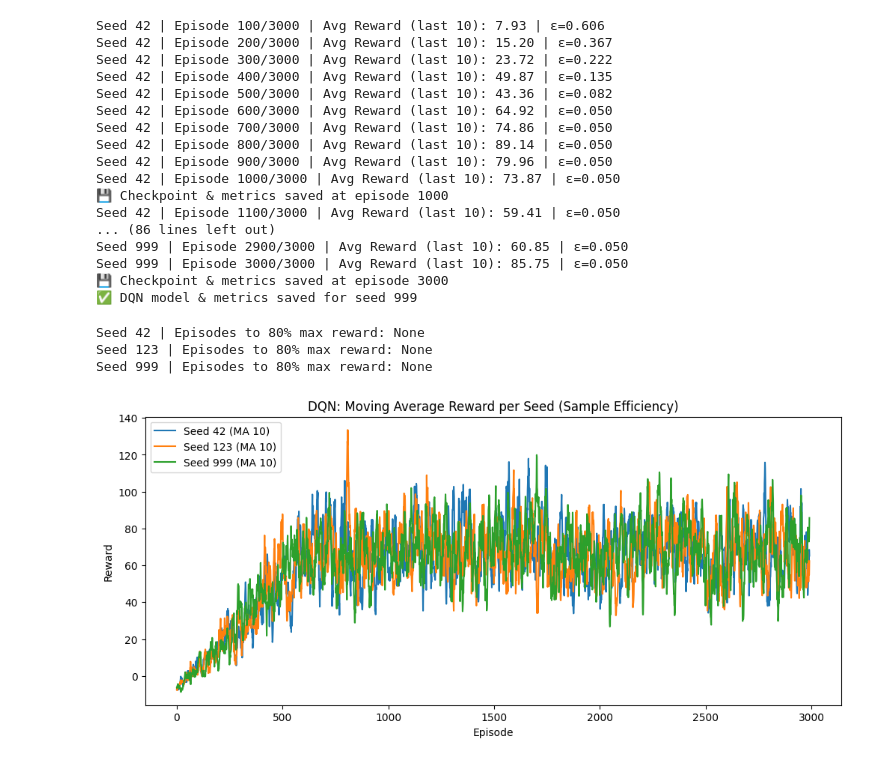
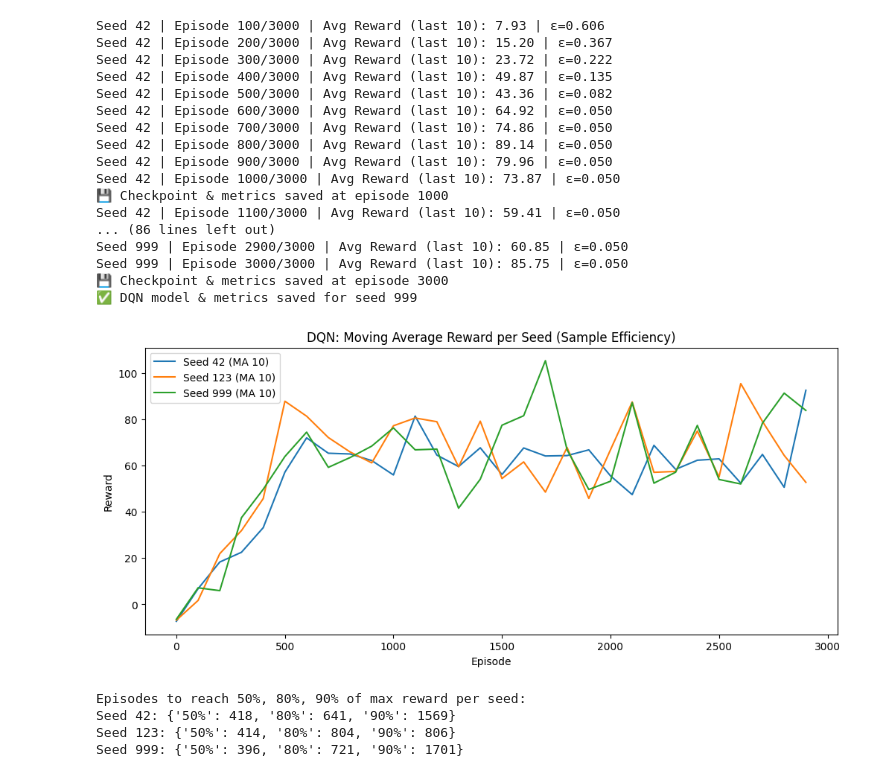
Before and after one commit to dayananikol/CCRNFLRL_PROJECT_COM221ML, a Jupyter notebook: rl_agents/dqn_learning_snake.ipynb, the cells around one changed output. Cells and saved outputs as stored; diff of their text form; code cells hidden in the pictures.

```diff
--- a/rl_agents/dqn_learning_snake.ipynb
+++ b/rl_agents/dqn_learning_snake.ipynb
@@ -286,27 +286,57 @@ Seed 999 | Episode 3000/3000 | Avg Reward (last 10): 85.75 | ε=0.050
 ✅ DQN model & metrics saved for seed 999
 # %%
 # -----------------------
-# 6. Sample Efficiency
+# 6. Sample Efficiency (DQN)
 # -----------------------
+import numpy as np
+import matplotlib.pyplot as plt
+
+ma_window = 10  # moving average window
+downsample = 100  # plot every N episodes
+
+# For storing episode numbers to reach thresholds
+episodes_to_thresholds = {seed: {} for seed in seeds}
+thresholds = [0.5, 0.8, 0.9]  # 50%, 80%, 90%
+
 plt.figure(figsize=(12,5))
-ma_window = 10
+
 for i, rewards in enumerate(all_rewards):
-    ma = np.convolve(rewards, np.ones(ma_window)/ma_window, mode='valid') if len(rewards)>=ma_window else np.array([])
-    max_reward = max(rewards) if len(rewards)>0 else 0.0
-    target = 0.8 * max_reward
-    episodes_to_80 = next((idx for idx, r in enumerate(ma) if r >= target), None) if len(ma)>0 else None
-    print(f"Seed {seeds[i]} | Episodes to 80% max reward: {episodes_to_80}")
-    if len(ma)>0:
-        plt.plot(ma, label=f"Seed {seeds[i]} (MA 10)")
+    # Compute moving average
+    if len(rewards) < ma_window:
+        ma = np.array(rewards)
+    else:
+        ma = np.convolve(rewards, np.ones(ma_window)/ma_window, mode='valid')
+
+    max_reward = np.max(ma)
+
+    # Find first episode reaching each threshold
+    for t in thresholds:
+        target = t * max_reward
+        episode_idx = next((idx for idx, r in enumerate(ma) if r >= target), None)
+        episodes_to_thresholds[seeds[i]][f"{int(t*100)}%"] = episode_idx
+
+    # Downsample for plotting
+    x = np.arange(len(ma))
+    x_ds = x[::downsample]
+    ma_ds = ma[::downsample]
+
+    plt.plot(x_ds, ma_ds, label=f"Seed {seeds[i]} (MA {ma_window})")
+
 plt.title("DQN: Moving Average Reward per Seed (Sample Efficiency)")
 plt.xlabel("Episode")
 plt.ylabel("Reward")
 plt.legend()
 plt.show()
+
+# Print summary table
+print("Episodes to reach 50%, 80%, 90% of max reward per seed:")
+for seed, data in episodes_to_thresholds.items():
+    print(f"Seed {seed}: {data}")
 # %% [output]
+[figure, new version]
-Seed 42 | Episodes to 80% max reward: None
-Seed 123 | Episodes to 80% max reward: None
-Seed 999 | Episodes to 80% max reward: None
+Episodes to reach 50%, 80%, 90% of max reward per seed:
+Seed 42: {'50%': 418, '80%': 641, '90%': 1569}
+Seed 123: {'50%': 414, '80%': 804, '90%': 806}
+Seed 999: {'50%': 396, '80%': 721, '90%': 1701}
-[figure, old version]
 # %%
 # -----------------------
```
Also changed, not shown: parts of 7 cells of this notebook, 8 other files.
